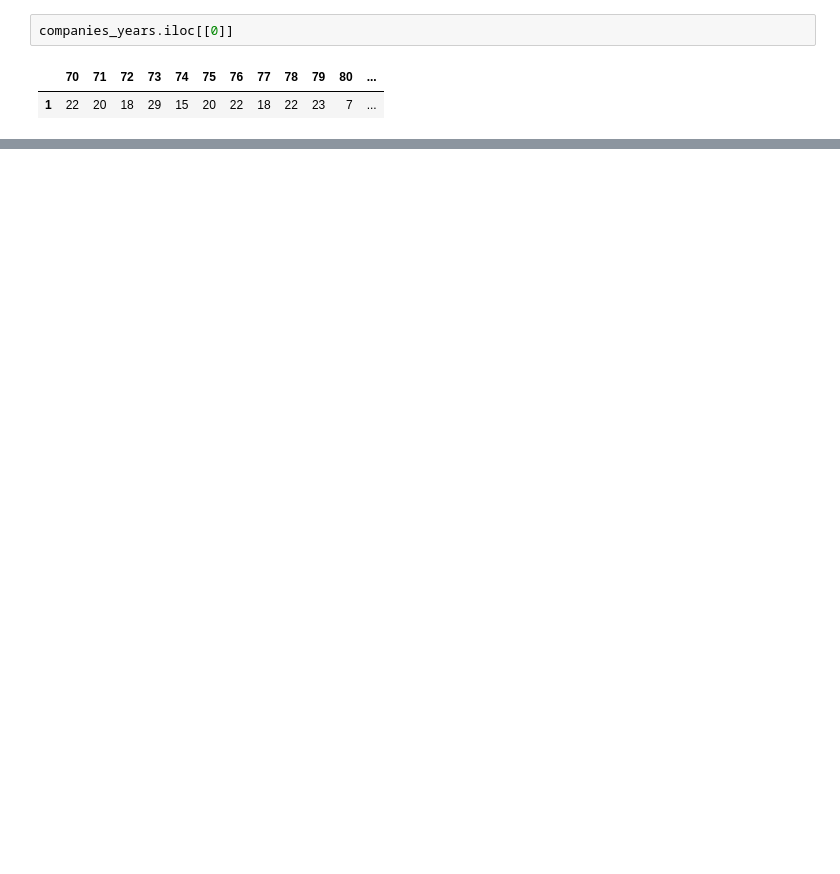
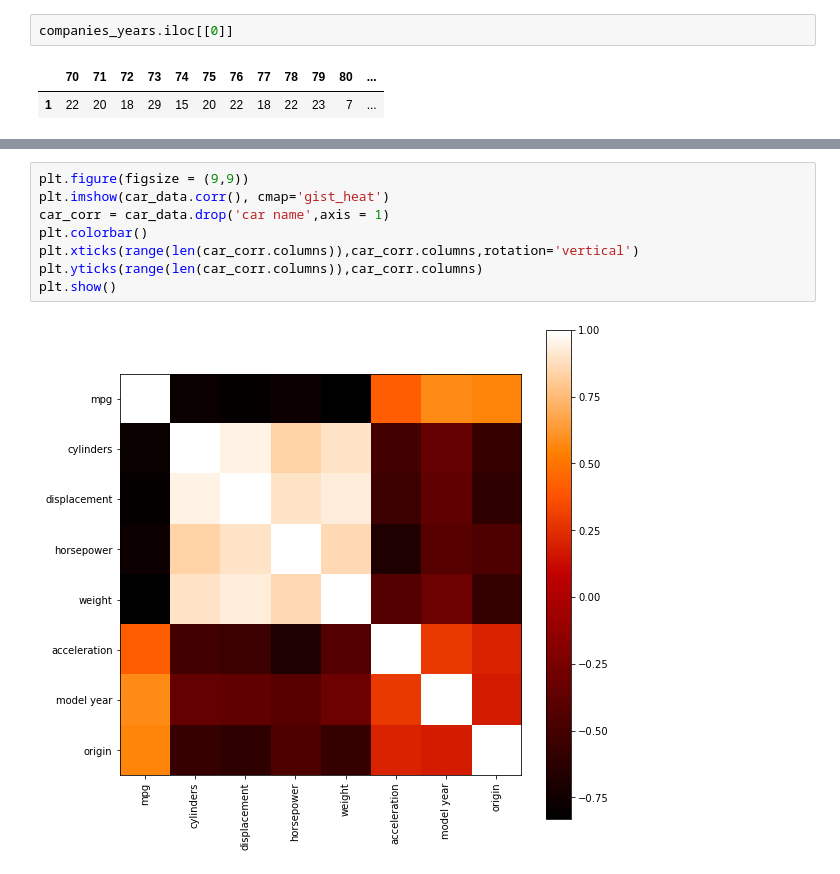
Before and after one commit to templarassVN/Data-Story, a Jupyter notebook: Team4_workspace.ipynb, the cells around one changed output, grey strips where cells are left out. Drawn from its saved outputs; the diff is of its cells as text; blank space fills up the shorter version.

```diff
--- a/Team4_workspace.ipynb
+++ b/Team4_workspace.ipynb
@@ -179 +213,11 @@ plt.show()
+# %%
+plt.figure(figsize = (9,9))
+plt.imshow(car_data.corr(), cmap='gist_heat')
+car_corr = car_data.drop('car name',axis = 1)
+plt.colorbar()
+plt.xticks(range(len(car_corr.columns)),car_corr.columns,rotation='vertical')
+plt.yticks(range(len(car_corr.columns)),car_corr.columns)
+plt.show()
+# %% [output]
+[figure, added]
 # %%
```
Also changed, not shown: parts of 30 cells of this notebook, 2 other files.
